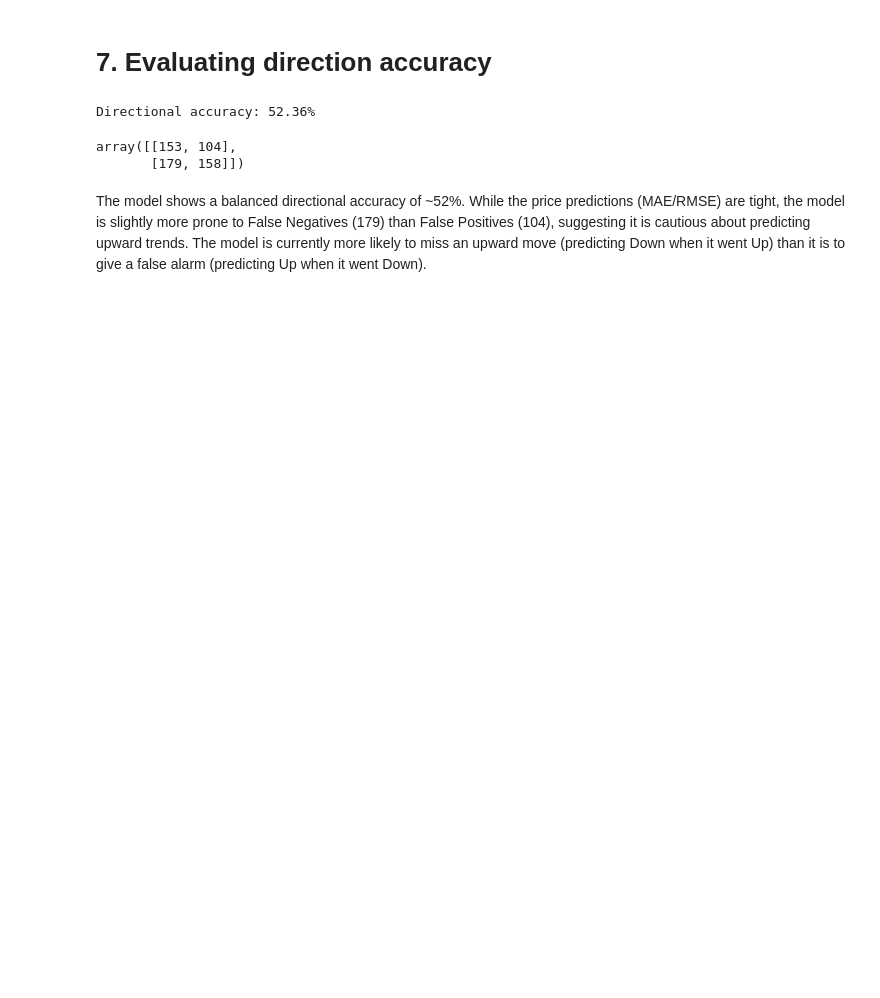
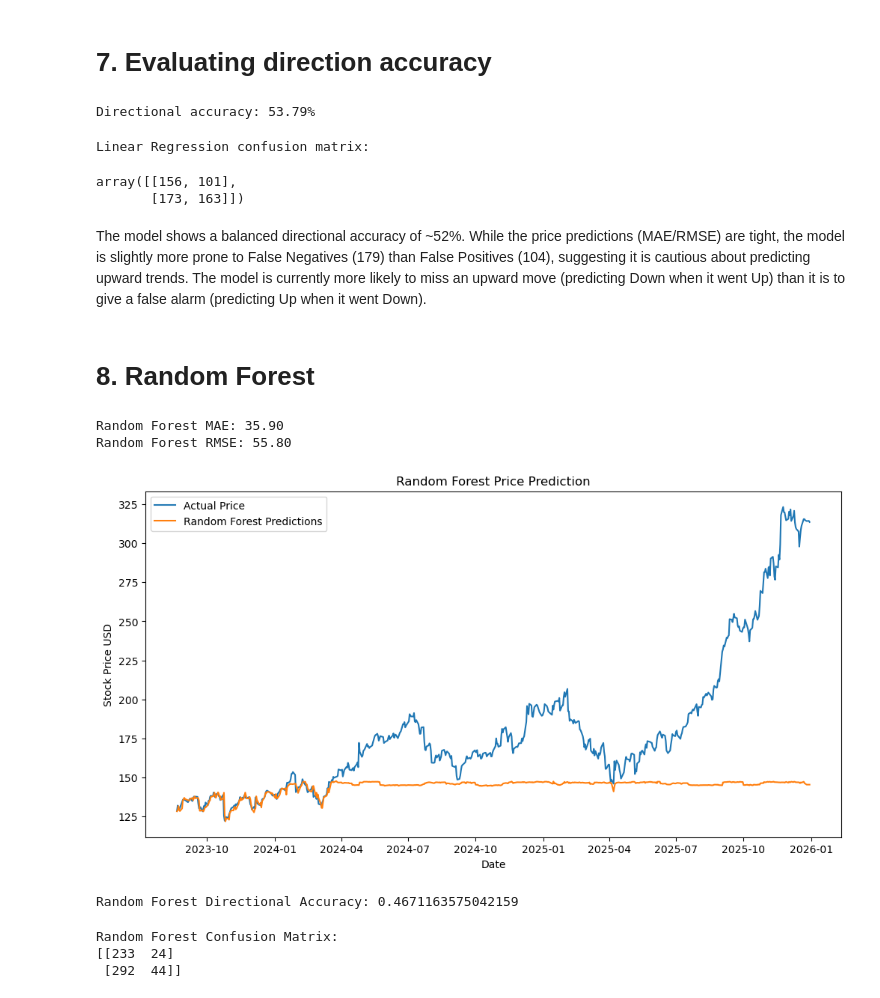
Before and after one commit to Denim951/stock-price-forecasting, a Jupyter notebook: stock_model_development.ipynb, the cells around one changed output. Drawn from its saved outputs; the diff is of its cells as text; code cells hidden in the pictures; blank space fills up the shorter version.

Commit message:
Implemented Random Forest baseline and evaluation metrics

```diff
--- a/stock_model_development.ipynb
+++ b/stock_model_development.ipynb
@@ -238,7 +272,7 @@ plt.show()
 
 # Force both to be flat 1D arrays before comparing
 pred_vals = lr_predictions.ravel()
-actual_closes = X_test_price["Close"].values.ravel()
+actual_closes = X_test_price["Close_GOOG"].values.ravel()
 
 # This will now be shape (594,)
 predicted_direction = (pred_vals > actual_closes).astype(int)
@@ -247,11 +281,68 @@ predicted_direction = (pred_vals > actual_closes).astype(int)
 direction_accuracy = accuracy_score(y_test_dir, predicted_direction)
 print(f"Directional accuracy: {direction_accuracy:.2%}")
 # %% [output]
-Directional accuracy: 52.36%
+Directional accuracy: 53.79%
 # %%
+print("Linear Regression confusion matrix:")
 confusion_matrix(y_test_dir, predicted_direction)
 # %% [output]
-array([[153, 104],
-       [179, 158]])
+Linear Regression confusion matrix:
+array([[156, 101],
+       [173, 163]])
 # %% [markdown]
 The model shows a balanced directional accuracy of ~52%. While the price predictions (MAE/RMSE) are tight, the model is slightly more prone to False Negatives (179) than False Positives (104), suggesting it is cautious about predicting upward trends. The model is currently more likely to miss an upward move (predicting Down when it went Up) than it is to give a false alarm (predicting Up when it went Down).
+# %% [markdown]
+# 8. Random Forest
+# %%
+rf_model = RandomForestRegressor(n_estimators=300, max_depth=12, random_state=42)
+
+X_train_rf = X_train_price.drop(columns=["Close_GOOG"])
+X_test_rf = X_test_price.drop(columns=["Close_GOOG"])
+
+rf_model.fit(X_train_rf, y_train_price)
+
+rf_predictions = rf_model.predict(X_test_rf)
+
+rf_mae = mean_absolute_error(y_test_price, rf_predictions)
+
+rf_rmse = np.sqrt(mean_squared_error(y_test_price, rf_predictions))
+
+print(f"Random Forest MAE: {rf_mae:.2f}")
+print(f"Random Forest RMSE: {rf_rmse:.2f}")
+# %% [output]
+Random Forest MAE: 35.90
+Random Forest RMSE: 55.80
+# %%
+plt.figure(figsize=(12,6))
+
+plt.plot(y_test_price.index, y_test_price.values, label="Actual Price")
+plt.plot(y_test_price.index, rf_predictions, label="Random Forest Predictions")
+
+plt.xlabel("Date")
+plt.ylabel("Stock Price USD")
+plt.title("Random Forest Price Prediction")
+
+plt.legend()
+
+plt.show()
+# %% [output]
+[figure, added]
+# %%
+rf_pred_values = rf_predictions.ravel()
+
+rf_direction = (rf_pred_values > actual_closes).astype(int)
+
+rf_direction_accuracy = accuracy_score(y_test_dir, rf_direction)
+
+print("Random Forest Directional Accuracy:", rf_direction_accuracy)
+# %% [output]
+Random Forest Directional Accuracy: 0.4671163575042159
+# %%
+rf_cm = confusion_matrix(y_test_dir, rf_direction)
+
+print("Random Forest Confusion Matrix:")
+print(rf_cm)
+# %% [output]
+Random Forest Confusion Matrix:
+[[233  24]
+ [292  44]]
```
Also changed, not shown: parts of 12 cells of this notebook.
